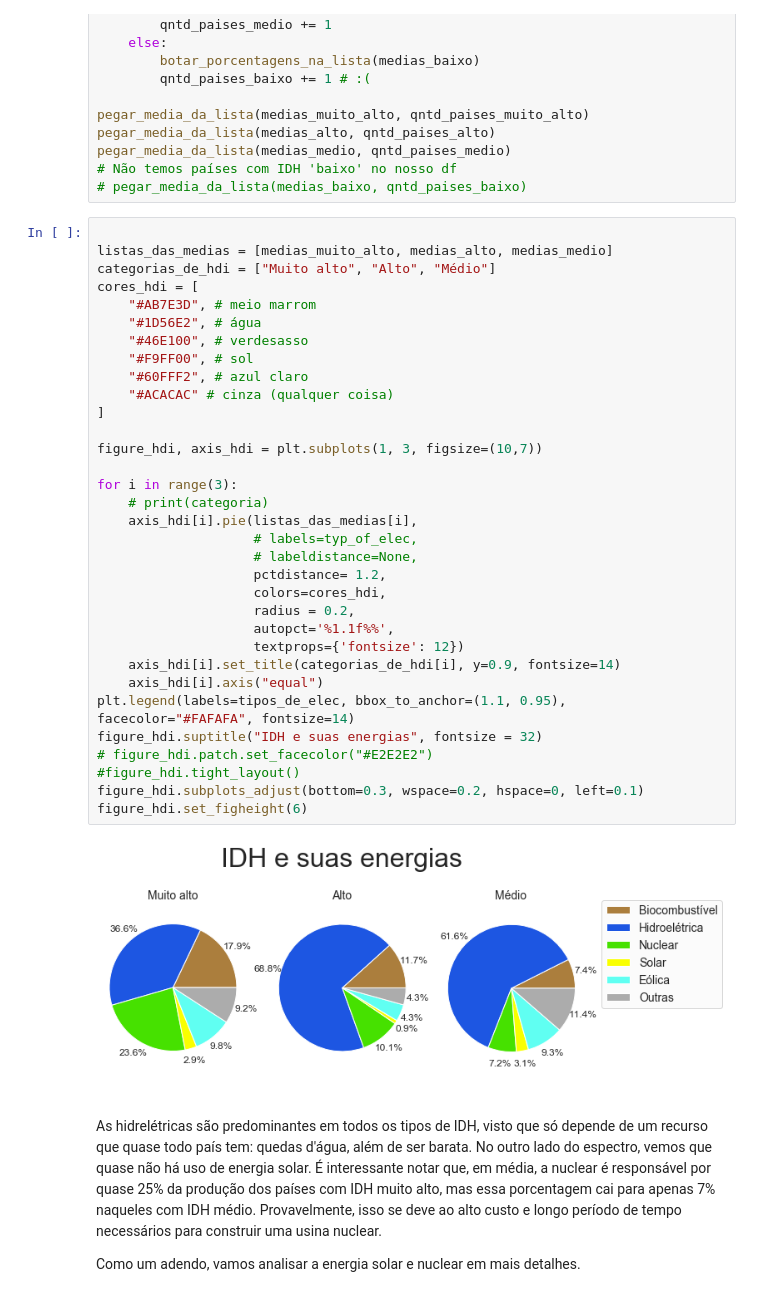
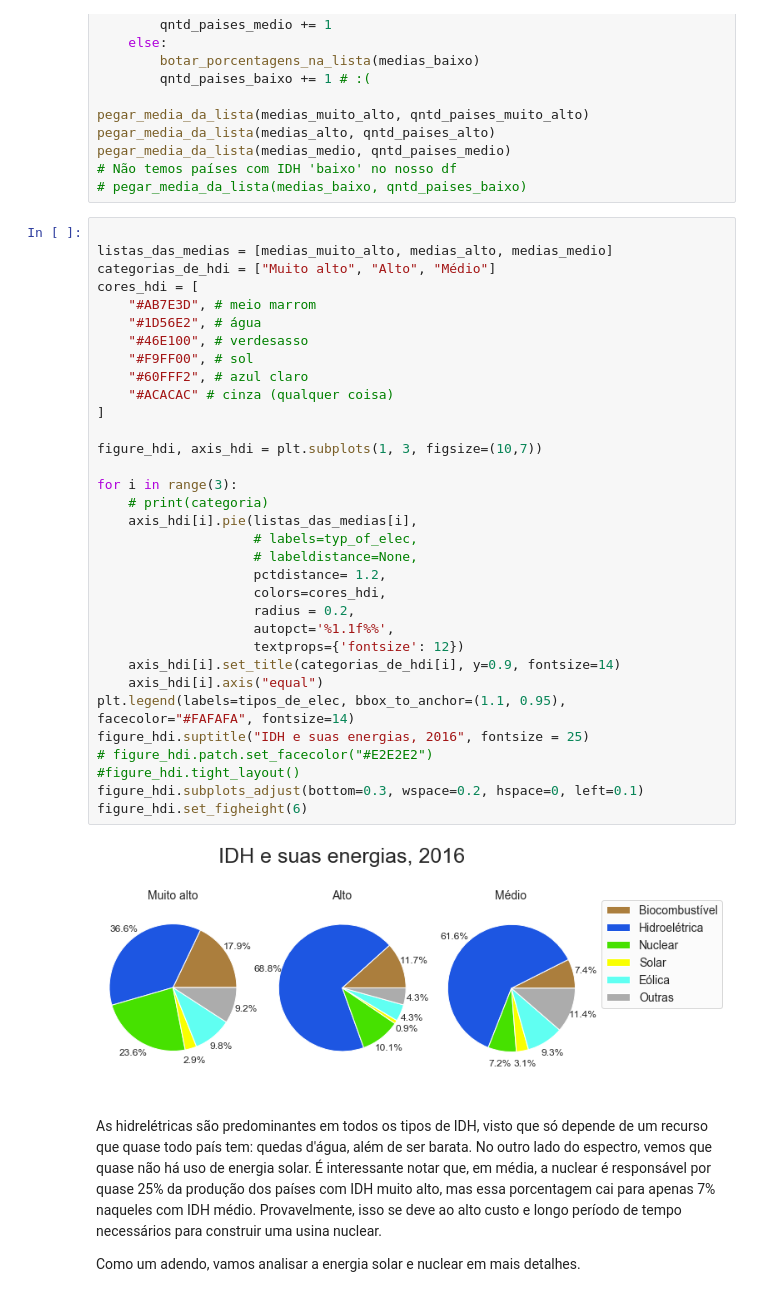
Before and after one commit to leoDomingos/Introducao-ao-aquecimento-global, a Jupyter notebook: main.ipynb, the cells around one changed output. Drawn from its saved outputs; the diff is of its cells as text.

```diff
--- a/main.ipynb
+++ b/main.ipynb
@@ -1050,35 +1048,35 @@ listas_das_medias = [medias_muito_alto, medias_alto, medias_medio]
 categorias_de_hdi = ["Muito alto", "Alto", "Médio"]
 cores_hdi = [
     "#AB7E3D", # meio marrom
     "#1D56E2", # água
     "#46E100", # verdesasso
     "#F9FF00", # sol
     "#60FFF2", # azul claro
     "#ACACAC" # cinza (qualquer coisa)
 ]
 
 figure_hdi, axis_hdi = plt.subplots(1, 3, figsize=(10,7))
 
 for i in range(3):
     # print(categoria)
     axis_hdi[i].pie(listas_das_medias[i],
                     # labels=typ_of_elec,
                     # labeldistance=None,
                     pctdistance= 1.2,
                     colors=cores_hdi,
                     radius = 0.2,
                     autopct='%1.1f%%',
                     textprops={'fontsize': 12})
     axis_hdi[i].set_title(categorias_de_hdi[i], y=0.9, fontsize=14)
     axis_hdi[i].axis("equal")
 plt.legend(labels=tipos_de_elec, bbox_to_anchor=(1.1, 0.95), facecolor="#FAFAFA", fontsize=14)
-figure_hdi.suptitle("IDH e suas energias", fontsize = 32)
+figure_hdi.suptitle("IDH e suas energias, 2016", fontsize = 25)
 # figure_hdi.patch.set_facecolor("#E2E2E2")
 #figure_hdi.tight_layout()
 figure_hdi.subplots_adjust(bottom=0.3, wspace=0.2, hspace=0, left=0.1)
 figure_hdi.set_figheight(6)
 # %% [output]
-[figure, old version]
+[figure, new version]
 # %% [markdown]
 As hidrelétricas são predominantes em todos os tipos de IDH, visto que só depende de um recurso que quase todo país tem: quedas d'água, além de ser barata. No outro lado do espectro, vemos que quase não há uso de energia solar. É interessante notar que, em média, a nuclear é responsável por quase 25% da produção dos países com IDH muito alto, mas essa porcentagem cai para apenas 7% naqueles com IDH médio. Provavelmente, isso se deve ao alto custo e longo período de tempo necessários para construir uma usina nuclear.
 
```
Also changed, not shown: parts of 3 cells of this notebook, 3 other files.
